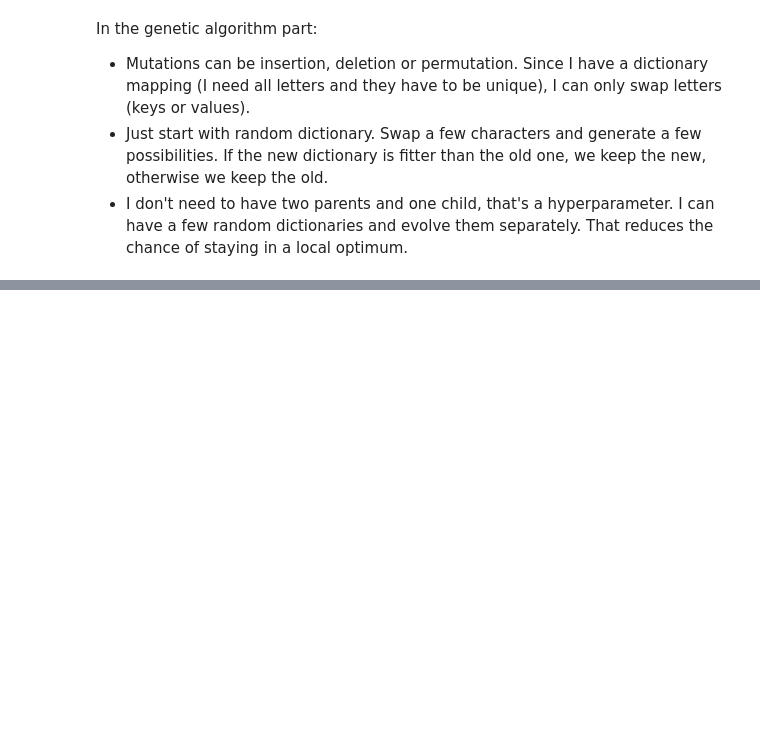
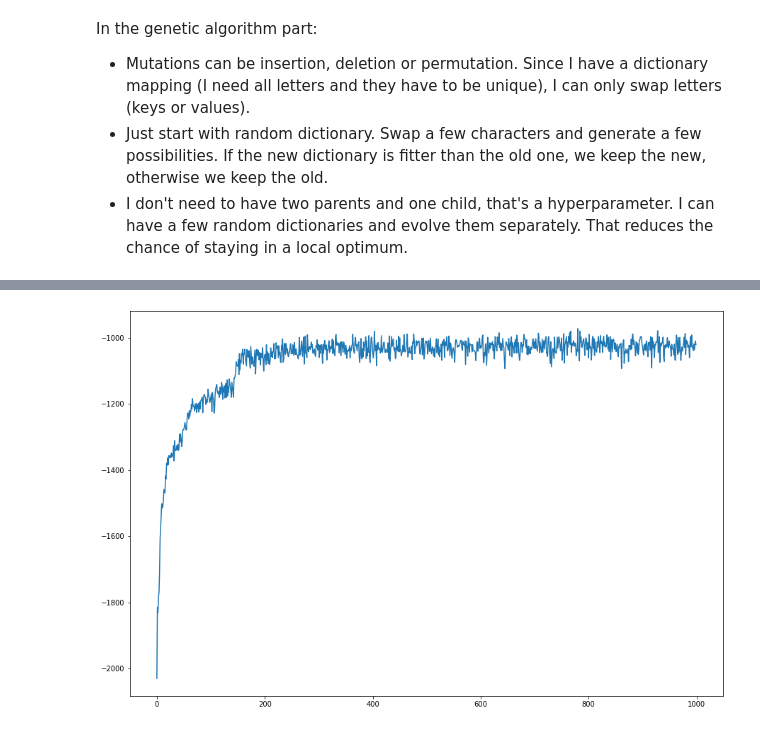
Before and after one commit to DrAlexSanz/nlpv2-course, a Jupyter notebook: Cypher_decryption.ipynb, the cells around one changed output, grey strips where cells are left out. Cells and saved outputs as stored; diff of their text form; code cells hidden in the pictures; blank space fills up the shorter version.

```diff
--- a/Cypher_decryption.ipynb
+++ b/Cypher_decryption.ipynb
@@ -51,0 +227,4 @@ letters_value = list(string.ascii_lowercase)
+# %%
+# Encode the message now and check it
+
+encoded_message = encode_message(original_message)
@@ -51,0 +235,28 @@ letters_value = list(string.ascii_lowercase)
+# %%
+# Now run the genetic algorithm
+
+dna_pool = []
+# Make 20 candidates for the first generation
+for _ in range(20):
+    dna = list(string.ascii_lowercase)
+    random.shuffle(dna)
+    dna_pool.append(dna)
+# %%
+# Now make a function to evolve each generation. Remember only substitution is valid
+
+def evolve_children(dna_pool, n_children):
+    children = []
+
+    for dna in dna_pool:
+        for _ in range(n_children):
+            copy = dna.copy()
+            j = np.random.randint(len(copy))
+            k = np.random.randint(len(copy))
+
+            # Swap elements
+            tmp = copy[j]
+            copy[j] = copy[k]
+            copy[k] = tmp
+            children.append(copy)
+
+    return children + dna_pool # Return the pool and the children
@@ -51,0 +361,6 @@ letters_value = list(string.ascii_lowercase)
+# %%
+plt.figure(figsize = (15, 10))
+plt.plot(scores)
+plt.show()
+# %% [output]
+[figure, added]
```
Also changed, not shown: parts of 13 cells of this notebook.
